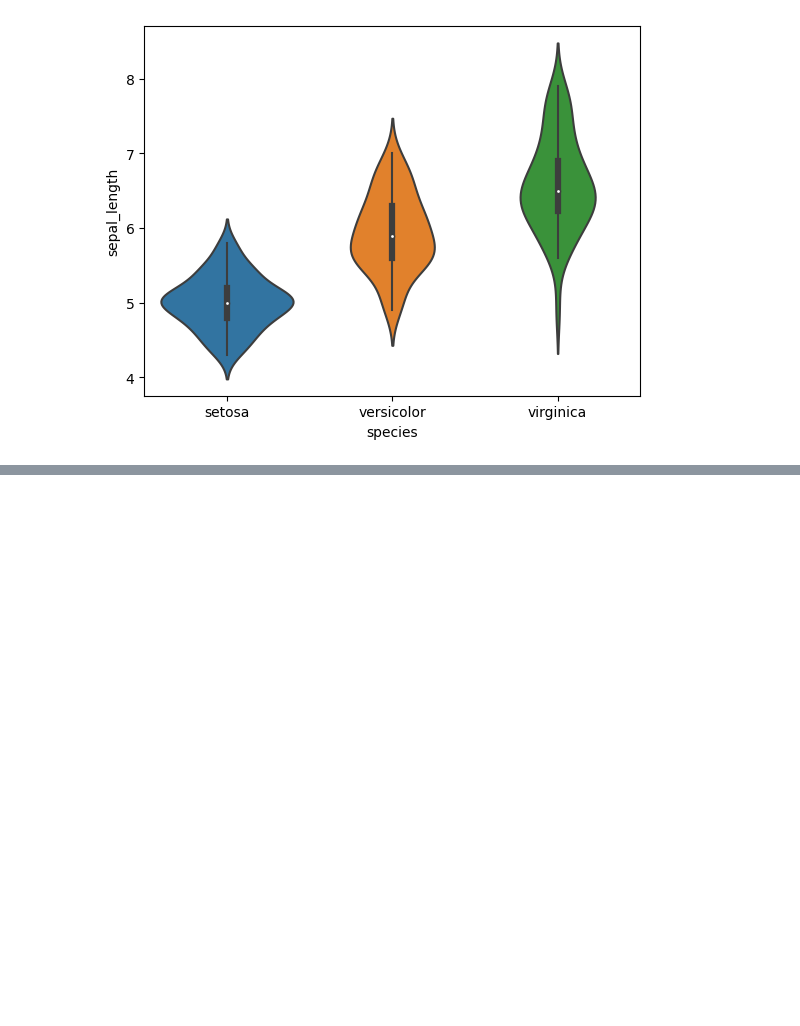
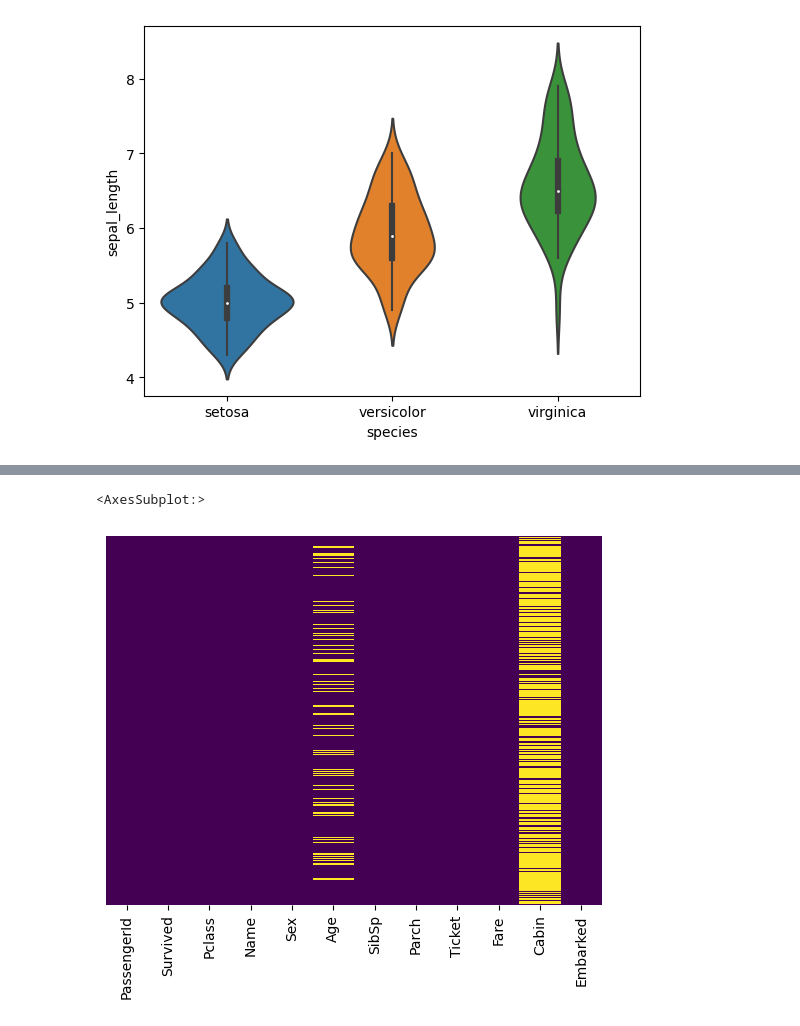
Before and after one commit to Muhammed-Fais/Learning-Python-Program, a Jupyter notebook: Learning Python Program.ipynb, the cells around one changed output, grey strips where cells are left out. Cells and saved outputs as stored; diff of their text form; code cells hidden in the pictures; blank space fills up the shorter version.

```diff
--- a/Learning Python Program.ipynb
+++ b/Learning Python Program.ipynb
@@ -210,0 +211,5 @@ train.isnull()
+# %%
+sns.heatmap(train.isnull(),yticklabels=False,cbar=False,cmap='viridis')
+# %% [output]
+<AxesSubplot:>
+[figure, added]
```
Also changed, not shown: parts of 6 cells of this notebook.
